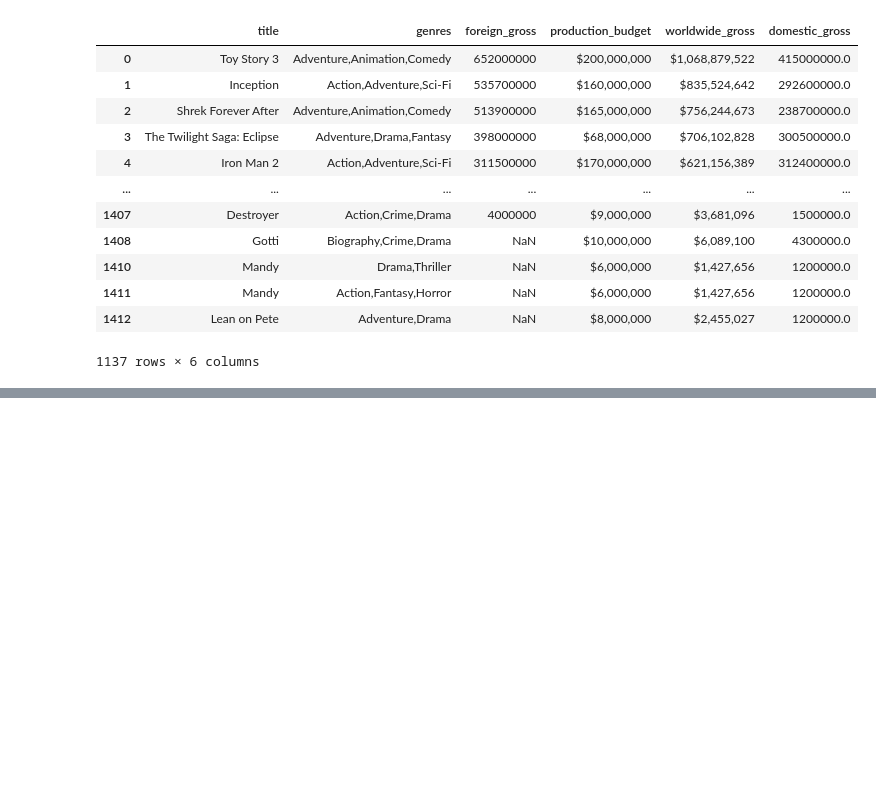
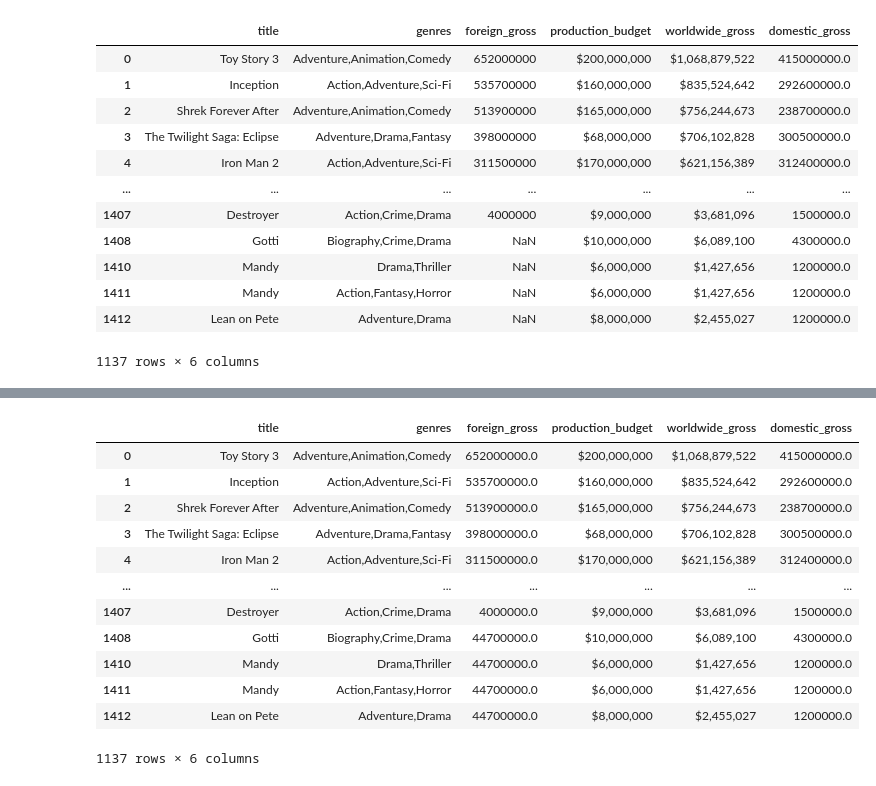
Before and after one commit to IdrisFallout/movie-market-analysis, a Jupyter notebook: notebooks/exploratory.ipynb, the cells around one changed output, grey strips where cells are left out. Cells and saved outputs as stored; diff of their text form; code cells hidden in the pictures; blank space fills up the shorter version.

```diff
--- a/notebooks/exploratory.ipynb
+++ b/notebooks/exploratory.ipynb
@@ -296,0 +310,5 @@ cleaned_df
+# %%
+cleaned_df['genres'] = cleaned_df['genres'].fillna('Unknown')
+cleaned_df['foreign_gross'] = pd.to_numeric(cleaned_df['foreign_gross'], errors='coerce')
+median_foreign_gross = cleaned_df['foreign_gross'].median()
+cleaned_df['foreign_gross'] = cleaned_df['foreign_gross'].fillna(median_foreign_gross)
@@ -296,0 +326,16 @@ cleaned_df
+# %%
+cleaned_df
+# %% [output]
+|  | title | genres | foreign_gross | production_budget | worldwide_gross | domestic_gross |
+| 0 | Toy Story 3 | Adventure,Animation,Comedy | 652000000.0 | $200,000,000 | $1,068,879,522 | 415000000.0 |
+| 1 | Inception | Action,Adventure,Sci-Fi | 535700000.0 | $160,000,000 | $835,524,642 | 292600000.0 |
+| 2 | Shrek Forever After | Adventure,Animation,Comedy | 513900000.0 | $165,000,000 | $756,244,673 | 238700000.0 |
+| 3 | The Twilight Saga: Eclipse | Adventure,Drama,Fantasy | 398000000.0 | $68,000,000 | $706,102,828 | 300500000.0 |
+| 4 | Iron Man 2 | Action,Adventure,Sci-Fi | 311500000.0 | $170,000,000 | $621,156,389 | 312400000.0 |
+| ... | ... | ... | ... | ... | ... | ... |
+| 1407 | Destroyer | Action,Crime,Drama | 4000000.0 | $9,000,000 | $3,681,096 | 1500000.0 |
+| 1408 | Gotti | Biography,Crime,Drama | 44700000.0 | $10,000,000 | $6,089,100 | 4300000.0 |
+| 1410 | Mandy | Drama,Thriller | 44700000.0 | $6,000,000 | $1,427,656 | 1200000.0 |
+| 1411 | Mandy | Action,Fantasy,Horror | 44700000.0 | $6,000,000 | $1,427,656 | 1200000.0 |
+| 1412 | Lean on Pete | Adventure,Drama | 44700000.0 | $8,000,000 | $2,455,027 | 1200000.0 |
+1137 rows × 6 columns
```
Also changed, not shown: parts of 7 cells of this notebook.
